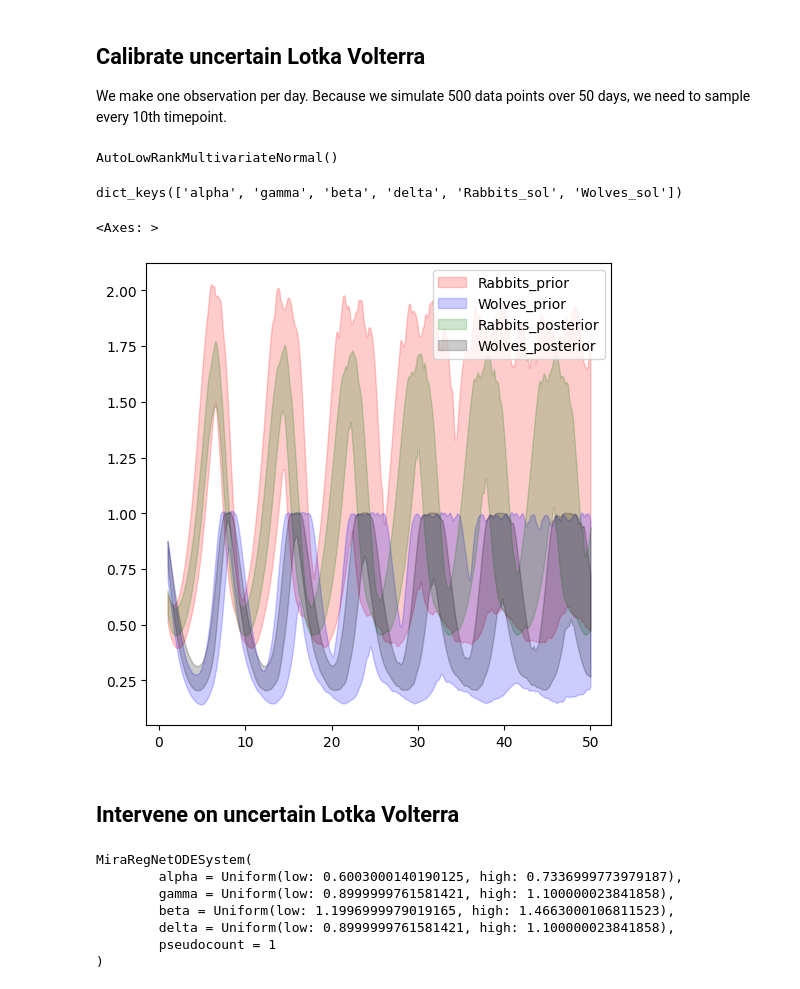
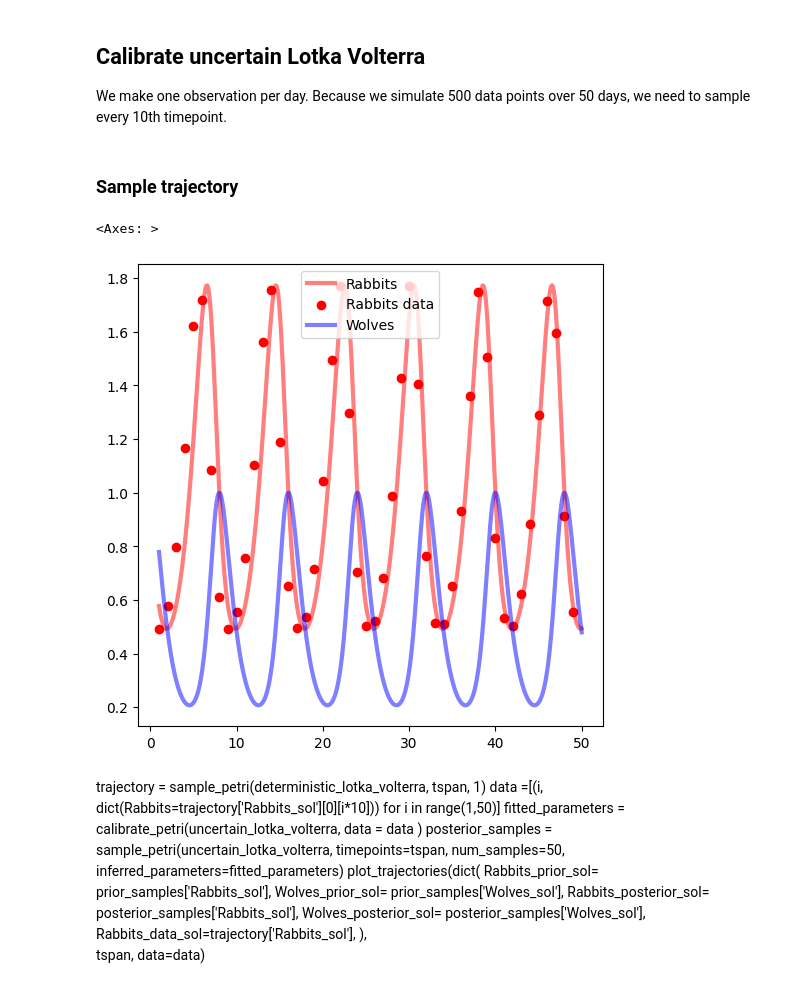
Before and after one commit to ciemss/pyciemss, a Jupyter notebook: notebook/regnet/MiraRegnet.ipynb, the cells around one changed output. Drawn from its saved outputs; the diff is of its cells as text; code cells hidden in the pictures.

```diff
--- a/notebook/regnet/MiraRegnet.ipynb
+++ b/notebook/regnet/MiraRegnet.ipynb
@@ -160,45 +125,32 @@ plot_trajectories(dict(Rabbits_sol= prior_samples['Rabbits_sol'],
 ## Calibrate uncertain Lotka Volterra
 
 We make one observation per day. Because we simulate 500 data points over 50 days, we need to sample every 10th timepoint.
-# %%
-fitted_parameters = calibrate_petri(uncertain_lotka_volterra,
-                                data =[(i, dict(Rabbits=deterministic_lotka_volterra_trajectory['Rabbits_sol'][0][i*10]))
-                                       for i in range(1,50)])
-fitted_parameters
-# %% [output]
-AutoLowRankMultivariateNormal()
-# %%
-posterior_samples = sample_petri(uncertain_lotka_volterra,
-                                 timepoints=tspan, num_samples=50,
-                           inferred_parameters=fitted_parameters)
-posterior_samples.keys()
-# %% [output]
-dict_keys(['alpha', 'gamma', 'beta', 'delta', 'Rabbits_sol', 'Wolves_sol'])
-# %%
-data =[(i, dict(Rabbits=deterministic_lotka_volterra_trajectory['Rabbits_sol'][0][i*10]))
-                                       for i in range(1,50)]
-plot_trajectories(dict(
-        Rabbits_prior_sol= prior_samples['Rabbits_sol'],
-        Wolves_prior_sol= prior_samples['Wolves_sol'],
-        Rabbits_posterior_sol= posterior_samples['Rabbits_sol'],
-        Wolves_posterior_sol= posterior_samples['Wolves_sol'],
-        Rabbits_data_sol= deterministic_lotka_volterra_trajectory['Rabbits_sol'],
-    ),
-    tspan, data=data)
-# %% [output]
-<Axes: >
-[figure, removed]
-# %% [markdown]
-## Intervene on uncertain Lotka Volterra
-# %%
-intervened_lotka_volterra = intervene_petri_model(uncertain_lotka_volterra,
-                                                  [(25, 'alpha', 1.0)])
-intervened_lotka_volterra
-# %% [output]
-MiraRegNetODESystem(
-        alpha = Uniform(low: 0.6003000140190125, high: 0.7336999773979187),
-        gamma = Uniform(low: 0.8999999761581421, high: 1.100000023841858),
-        beta = Uniform(low: 1.1996999979019165, high: 1.4663000106811523),
-        delta = Uniform(low: 0.8999999761581421, high: 1.100000023841858),
-        pseudocount = 1
-)
+# %% [markdown]
+### Sample trajectory
+# %%
+observed_lotka_volterra = reparameterize(
+    uncertain_lotka_volterra,
+    dict(alpha=0.67,beta=1.33,gamma=1.0, delta = 1.0))
+observed_trajectory = sample_petri(deterministic_lotka_volterra, tspan, 1)
+data =[(i, dict(Rabbits=observed_trajectory['Rabbits_sol'][0][i*10]))
+            for i in range(1,50)]
+plot_trajectories(observed_trajectory, tspan, data)
+# %% [output]
+<Axes: >
+[figure, new version]
+# %% [markdown]
+trajectory = sample_petri(deterministic_lotka_volterra, tspan, 1)
+data =[(i, dict(Rabbits=trajectory['Rabbits_sol'][0][i*10]))
+            for i in range(1,50)]
+fitted_parameters = calibrate_petri(uncertain_lotka_volterra, data = data )
+posterior_samples = sample_petri(uncertain_lotka_volterra,
+                                 timepoints=tspan, num_samples=50,
+                           inferred_parameters=fitted_parameters)
+plot_trajectories(dict(
+        Rabbits_prior_sol= prior_samples['Rabbits_sol'],
+        Wolves_prior_sol= prior_samples['Wolves_sol'],
+        Rabbits_posterior_sol= posterior_samples['Rabbits_sol'],
+        Wolves_posterior_sol= posterior_samples['Wolves_sol'],
+        Rabbits_data_sol=trajectory['Rabbits_sol'],
+    ),
+    tspan, data=data)
```
Also changed, not shown: parts of 27 cells of this notebook, 3 other files.
